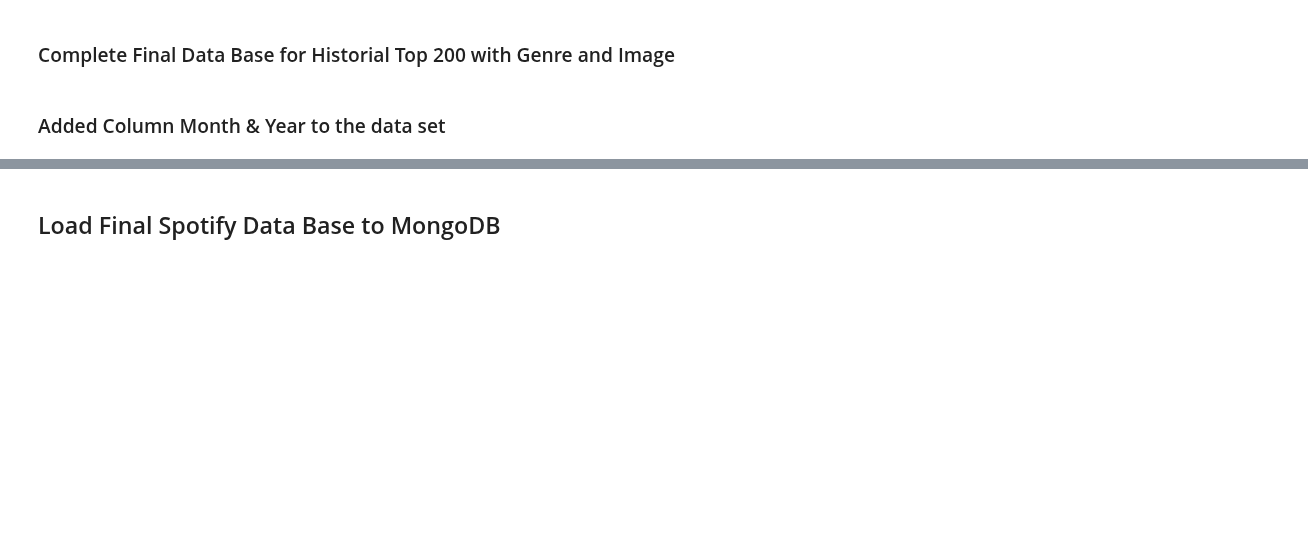
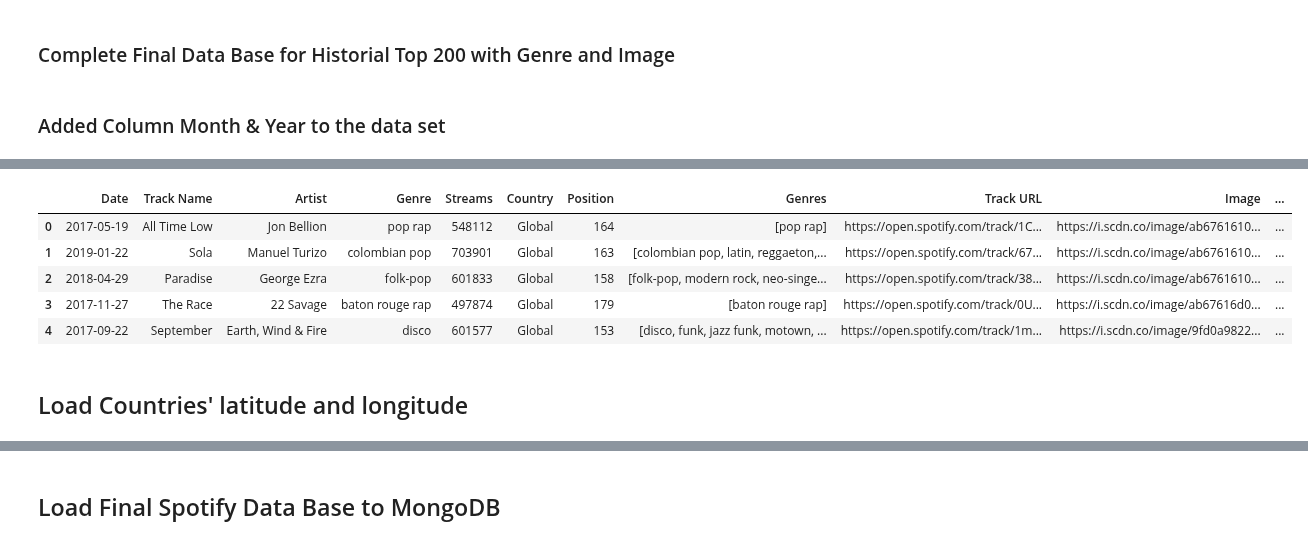
Before and after one commit to leoipn/Project_2, a Jupyter notebook: ETL/LoadingFiles.ipynb, the cells around one changed output, grey strips where cells are left out. Saved outputs shown, nothing was run; the diff lists cells and outputs as text; code cells hidden in the pictures; blank space fills up the shorter version.

```diff
--- a/ETL/LoadingFiles.ipynb
+++ b/ETL/LoadingFiles.ipynb
@@ -176,7 +176,6 @@ spotify_data_complete_global = spotify_data_complete_global[["Date", "Track Name
 spotify_data_complete_country["MonthYear"] = (spotify_data_complete_country['Date'].dt.strftime('%m')).astype(str)+"-01-"+(pd.DatetimeIndex(spotify_data_complete_country['Date']).year).astype(str)
 spotify_data_complete_country["MonthYear"] = pd.to_datetime(spotify_data_complete_country["MonthYear"], format="%m-%d-%Y")
 
-
 # Complete Data set Global with MonthYear
-spotify_data_complete_global["MonthYear"] = (pd.DatetimeIndex(spotify_data_complete_global['Date']).year).astype(str)+"-"+(spotify_data_complete_global['Date'].dt.strftime('%m')).astype(str)+"-01"
+spotify_data_complete_global["MonthYear"] = (spotify_data_complete_global['Date'].dt.strftime('%m')).astype(str)+"-01-"+(pd.DatetimeIndex(spotify_data_complete_global['Date']).year).astype(str)
 spotify_data_complete_global["MonthYear"] = pd.to_datetime(spotify_data_complete_global["MonthYear"], format="%m-%d-%Y")
@@ -182,0 +191,11 @@ spotify_data_complete_global["MonthYear"] = pd.to_datetime(spotify_data_complete
+# %%
+spotify_data_complete_global.head()
+# %% [output]
+|  | Date | Track Name | Artist | Genre | Streams | Country | Position | Genres | Track URL | Image | ... |
+| 0 | 2017-05-19 | All Time Low | Jon Bellion | pop rap | 548112 | Global | 164 | [pop rap] | https://open.spotify.com/track/1C... | https://i.scdn.co/image/ab6761610... | ... |
+| 1 | 2019-01-22 | Sola | Manuel Turizo | colombian pop | 703901 | Global | 163 | [colombian pop, latin, reggaeton,... | https://open.spotify.com/track/67... | https://i.scdn.co/image/ab6761610... | ... |
+| 2 | 2018-04-29 | Paradise | George Ezra | folk-pop | 601833 | Global | 158 | [folk-pop, modern rock, neo-singe... | https://open.spotify.com/track/38... | https://i.scdn.co/image/ab6761610... | ... |
+| 3 | 2017-11-27 | The Race | 22 Savage | baton rouge rap | 497874 | Global | 179 | [baton rouge rap] | https://open.spotify.com/track/0U... | https://i.scdn.co/image/ab67616d0... | ... |
+| 4 | 2017-09-22 | September | Earth, Wind & Fire | disco | 601577 | Global | 153 | [disco, funk, jazz funk, motown, ... | https://open.spotify.com/track/1m... | https://i.scdn.co/image/9fd0a9822... | ... |
+# %% [markdown]
+## Load Countries' latitude and longitude
```
Also changed, not shown: parts of 5 cells of this notebook, 1 other file.
